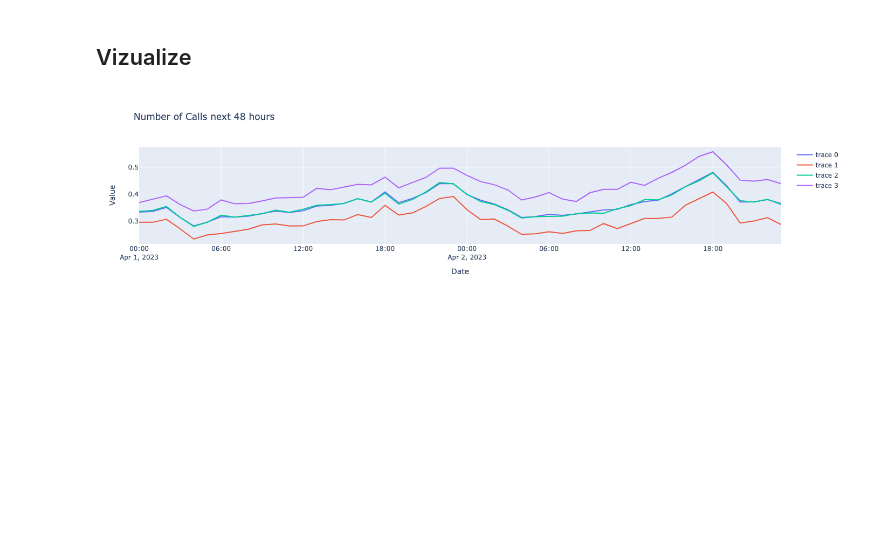
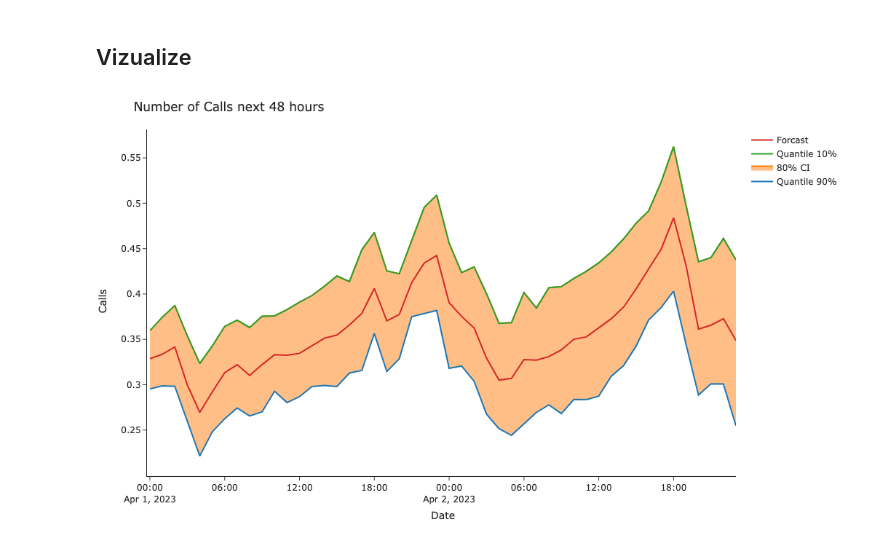
Before and after one commit to zalvatore/Predicting_Police_Activity, a Jupyter notebook: 4_Dashboard.ipynb, the cells around one changed output. Drawn from its saved outputs; the diff is of its cells as text; code cells hidden in the pictures; blank space fills up the shorter version.

```diff
--- a/4_Dashboard.ipynb
+++ b/4_Dashboard.ipynb
@@ -71,18 +76,45 @@ df = pd.DataFrame({
 # %%
 # create the chart
 fig = go.Figure()
 
-fig.add_trace(go.Scatter(x=df['timestamp'], y=df['forecast'], mode='lines'))
-fig.add_trace(go.Scatter(x=df['timestamp'], y=df['Q1'], mode='lines'))
-fig.add_trace(go.Scatter(x=df['timestamp'], y=df['Q5'], mode='lines'))
-fig.add_trace(go.Scatter(x=df['timestamp'], y=df['Q9'], mode='lines'))
+time=df['timestamp']
+CI_90=df['Q9']
+CI_10=df['Q1']
+forcast = df['forecast']
+
+trace_90 = go.Scatter(x=time, y=CI_10, mode='lines', name='Quantile 90%')
+fill_trace = go.Scatter(x=time, y=CI_90, mode='lines', name='80% CI', fill='tonexty')
+trace_10 = go.Scatter(x=time, y=CI_90, mode='lines', name='Quantile 10%')
+trace_forcast = go.Scatter(x=time, y=forcast, mode='lines', name='Forcast')
+
+fig = go.Figure([
+    trace_90,
+    fill_trace,
+    trace_10,
+    trace_forcast
+])
 
 fig.update_layout(
     title='Number of Calls next 48 hours',
     xaxis_title='Date',
-    yaxis_title='Value'
+    yaxis_title='Calls',
+    autosize=False,
+    width=1000,
+    height=600,
+    template='simple_white',
+    margin=dict(
+        l=50,
+        r=25,
+        b=10,
+        t=50,
+        pad=4
+    ),
+    #paper_bgcolor="ggplot2",
 )
 
+#filename = 'endpoint_forecast.png'
+#path = 'Images/' + filename
+#fig.write_image(path)
 fig.show()
 # %% [output]
-[figure, old version]
+[figure, new version]
```
Also changed, not shown: parts of 2 cells of this notebook.
